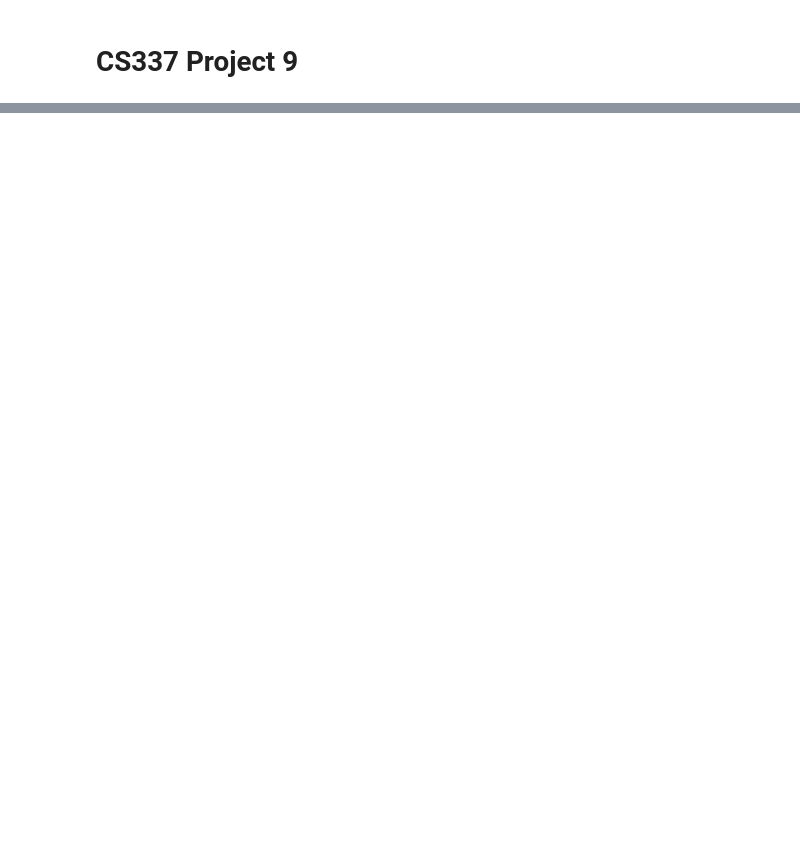
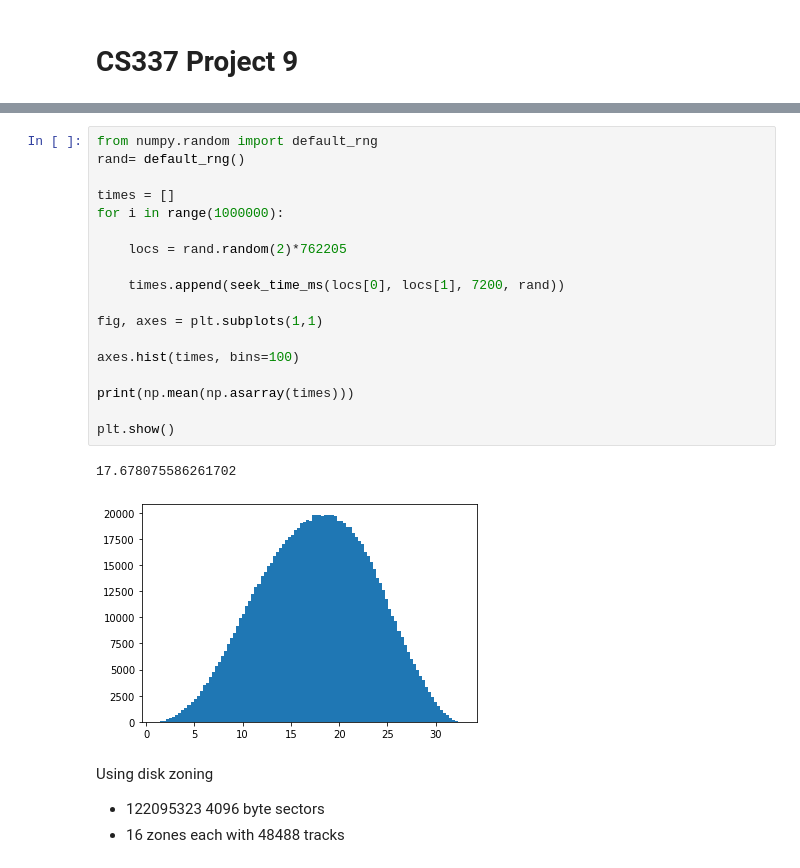
Before and after one commit to benraivel/CS337-Project-9, a Jupyter notebook: Project-9.ipynb, the cells around one changed output, grey strips where cells are left out. Cells and saved outputs as stored; diff of their text form; blank space fills up the shorter version.

```diff
--- a/Project-9.ipynb
+++ b/Project-9.ipynb
@@ -40,0 +114,26 @@ def generate_requests(file_list, n, freq, seq_dir_ratio, read_mkrm_ratio):
+# %%
+from numpy.random import default_rng
+rand= default_rng()
+
+times = []
+for i in range(1000000):
+
+    locs = rand.random(2)*762205
+
+    times.append(seek_time_ms(locs[0], locs[1], 7200, rand))
+
+fig, axes = plt.subplots(1,1)
+
+axes.hist(times, bins=100)
+
+print(np.mean(np.asarray(times)))
+
+plt.show()
+# %% [output]
+17.678075586261702
+[figure, added]
+# %% [markdown]
+Using disk zoning
+
+- 122095323 4096 byte sectors
+- 16 zones each with 48488 tracks
```
Also changed, not shown: parts of 14 cells of this notebook, 4 other files.
